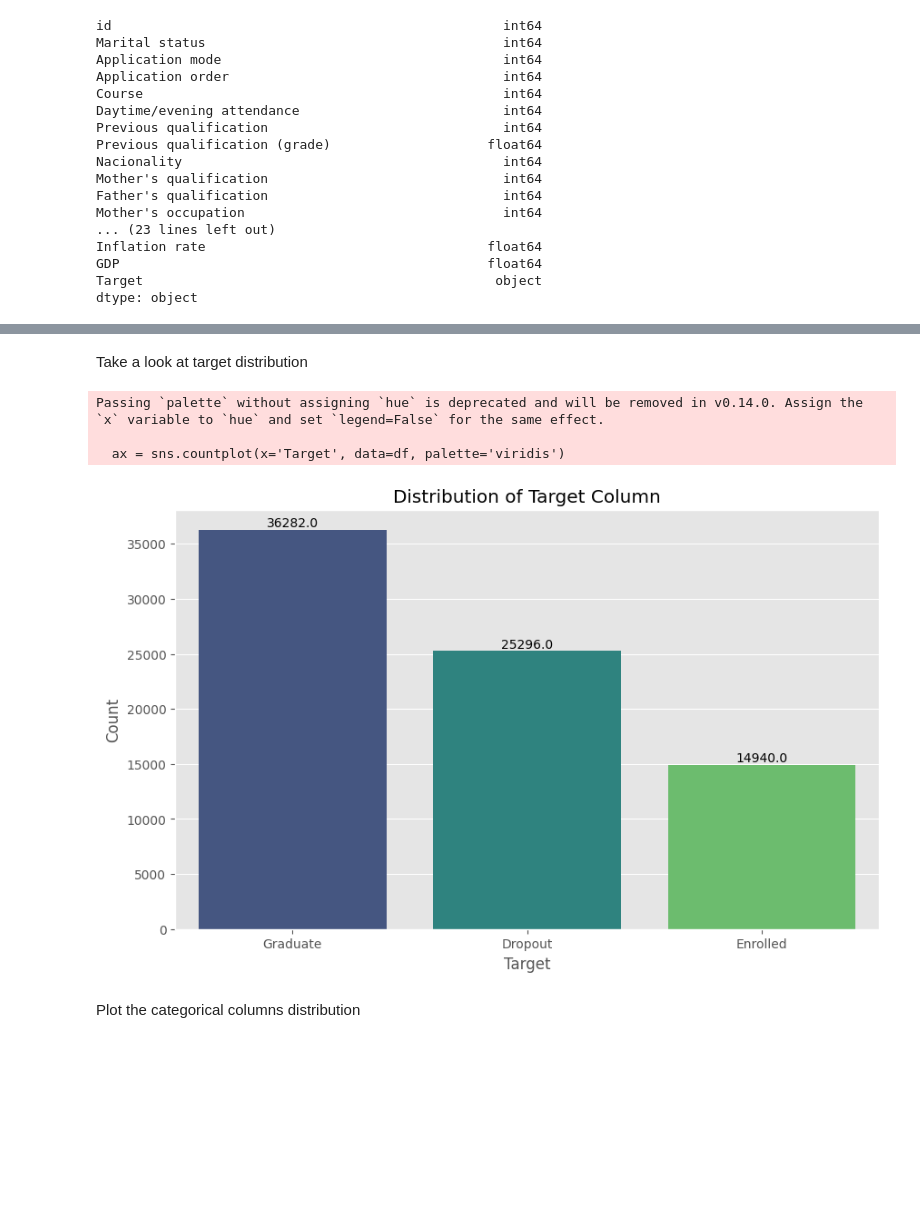
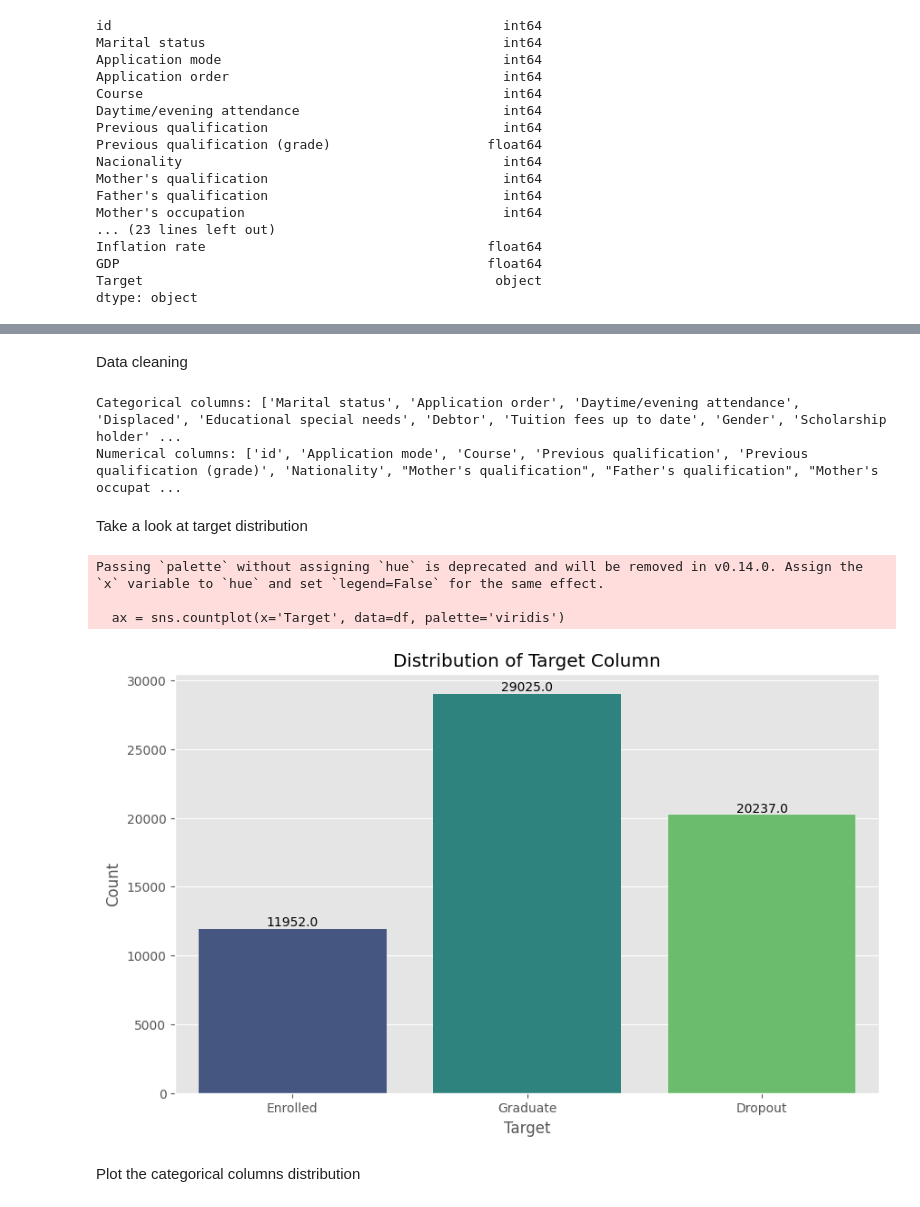
Before and after one commit to ednguyenn/kaggle_academics_classification, a Jupyter notebook: notebooks/EDA.ipynb, the cells around one changed output, grey strips where cells are left out. Saved outputs shown, nothing was run; the diff lists cells and outputs as text; code cells hidden in the pictures; blank space fills up the shorter version.

```diff
--- a/notebooks/EDA.ipynb
+++ b/notebooks/EDA.ipynb
@@ -110,7 +116,3 @@ df.describe().T
 | Unemployment rate | 76518.0 | 11.520340 | 2.653375 | 7.60 | 9.400000 | 11.100000 | 12.700000 | 16.200 |
 | Inflation rate | 76518.0 | 1.228218 | 1.398816 | -0.80 | 0.300000 | 1.400000 | 2.600000 | 3.700 |
 | GDP | 76518.0 | -0.080921 | 2.251382 | -4.06 | -1.700000 | 0.320000 | 1.790000 | 3.510 |
-# %%
-#correct column names
-df=df.rename(columns={'Nacionality':'Nationality'})
-test=test.rename(columns={'Nacionality':'Nationality'})
@@ -138,0 +121,4 @@ Numerical columns: ['id', 'Application mode', 'Course', 'Previous qualification'
+# %%
+train_df, val_df = train_test_split(df, test_size=0.2, random_state=112, stratify=df['Target'])
+# %% [markdown]
+Data cleaning
@@ -139,26 +128,20 @@ Numerical columns: ['id', 'Application mode', 'Course', 'Previous qualification'
+# %%
+cat_cols, num_cols = column_division(threshold=8, df=train_df)
+
+# Display the results
+print(f"Categorical columns: {cat_cols}")
+print(f"Numerical columns: {num_cols}")
+# %% [output]
+Categorical columns: ['Marital status', 'Application order', 'Daytime/evening attendance', 'Displaced', 'Educational special needs', 'Debtor', 'Tuition fees up to date', 'Gender', 'Scholarship holder' ...
+Numerical columns: ['id', 'Application mode', 'Course', 'Previous qualification', 'Previous qualification (grade)', 'Nationality', "Mother's qualification", "Father's qualification", "Mother's occupat ...
 # %% [markdown]
 Take a look at target distribution
-# %%
-# Create the count plot
-plt.figure(figsize=(10, 6))
-ax = sns.countplot(x='Target', data=df, palette='viridis')
-
-# Annotate each bar with the count
-for p in ax.patches:
-    ax.annotate(f'{p.get_height()}', (p.get_x() + p.get_width() / 2., p.get_height()),
-                ha='center', va='center', xytext=(0, 5), textcoords='offset points')
-
-# Add title and labels
-plt.title('Distribution of Target Column')
-plt.xlabel('Target')
-plt.ylabel('Count')
-
-# Show the plot
-plt.show()
-# %% [output]
-Passing `palette` without assigning `hue` is deprecated and will be removed in v0.14.0. Assign the `x` variable to `hue` and set `legend=False` for the same effect.
-
-  ax = sns.countplot(x='Target', data=df, palette='viridis')
-[figure, removed]
+# %%
+plot_target_distribution(df=train_df)
+# %% [output]
+Passing `palette` without assigning `hue` is deprecated and will be removed in v0.14.0. Assign the `x` variable to `hue` and set `legend=False` for the same effect.
+
+  ax = sns.countplot(x='Target', data=df, palette='viridis')
+[figure, added]
 # %% [markdown]
 Plot the categorical columns distribution
```
Also changed, not shown: parts of 27 cells of this notebook, 9 other files.
